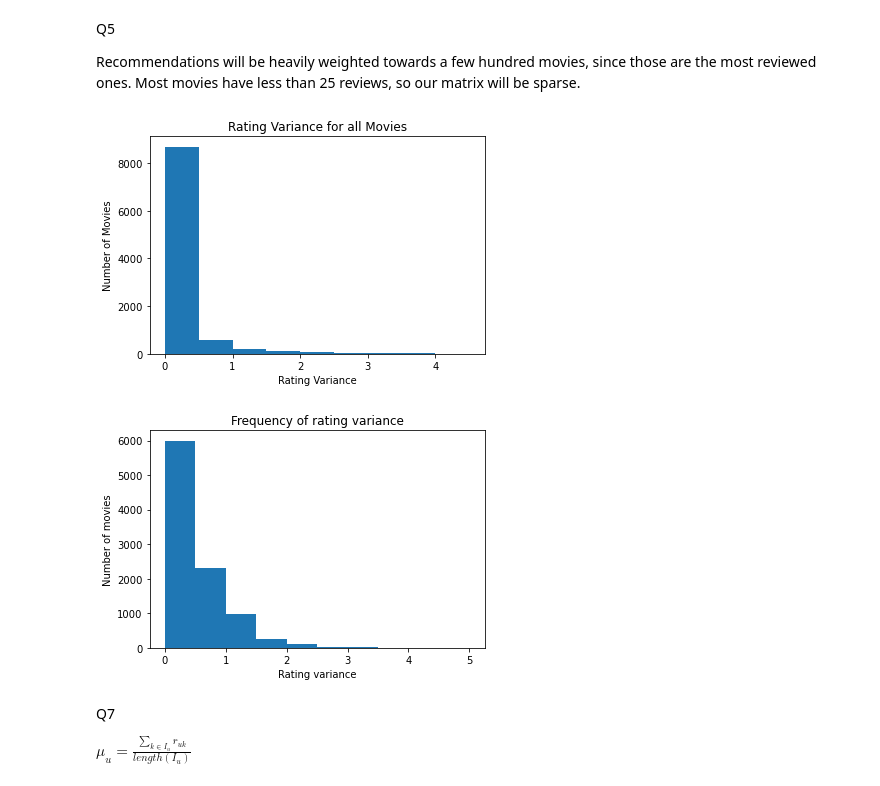
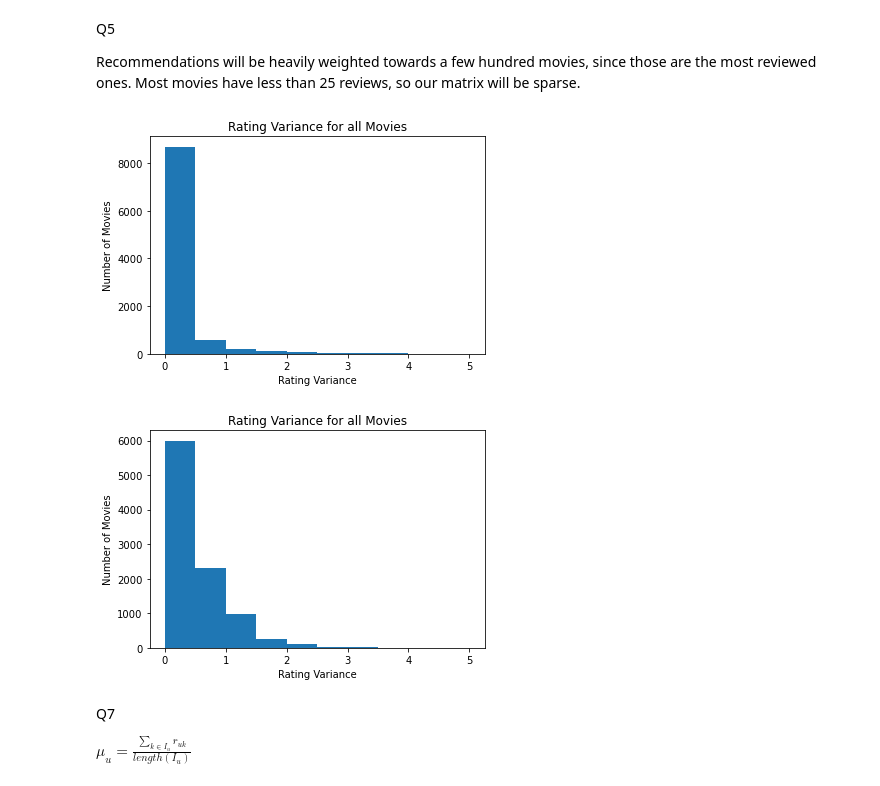
Before and after one commit to ztucker4/ECE219_Winter2021, a Jupyter notebook: Project_3/Project_3.ipynb, the cells around one changed output. Cells and saved outputs as stored; diff of their text form; code cells hidden in the pictures.

```diff
--- a/Project_3/Project_3.ipynb
+++ b/Project_3/Project_3.ipynb
@@ -78,5 +100,18 @@ plt.xlabel("Movie Index")
 plt.ylabel("Frequency")
 plt.title("Frequency of Ratings per Movies")
 plt.show()
+
+
+freqs = []
+for movie in movies_dict.keys():
+    freqs.append(len(movies_dict[movie]))
+
+freqs = np.sort(np.asarray(freqs))
+movie_ind = np.flip(np.arange(freqs.shape[0]))
+plt.plot(movie_ind,freqs)
+plt.xlabel("Movie Index")
+plt.ylabel("Frequency")
+plt.title("Frequency of Ratings per Movies")
+plt.show()
 # %% [output]
 [figure]
@@ -92,5 +128,17 @@ plt.xlabel("User Index")
 plt.ylabel("Frequency")
 plt.title("Frequency of Ratings per User")
 plt.show()
+
+freqs = []
+for movie in user_dict.keys():
+    freqs.append(len(user_dict[movie]))
+
+freqs = np.sort(np.asarray(freqs))
+movie_ind = np.flip(np.arange(freqs.shape[0]))
+plt.plot(movie_ind,freqs)
+plt.xlabel("User Index")
+plt.ylabel("Frequency")
+plt.title("Frequency of Ratings per User")
+plt.show()
 # %% [output]
 [figure]
@@ -101,19 +150,32 @@ Recommendations will be heavily weighted towards a few hundred movies, since tho
 # %%
 #Q6
 #Variances are strangely low
 
 #Variances are low for most movies (0-0.5). This suggests that most users seem to agree on which movies are good/bad
 variances = np.var(ratings_mat, axis=0)
 
-hist_bins = np.arange(0, 5, 0.5)
+hist_bins = np.arange(0, 5.5, 0.5)
 plt.hist(variances, bins=hist_bins)
 plt.xlabel("Rating Variance")
 plt.title("Rating Variance for all Movies")
 plt.ylabel("Number of Movies")
 plt.show()
+
+variances = []
+for movie in movies_dict.keys():
+    temp_vars = []
+    for item in movies_dict[movie]:
+        temp_vars.append(item[1])
+    variances.append(np.var(np.asarray(temp_vars)))
+
+plt.hist(variances, bins=hist_bins)
+plt.xlabel("Rating Variance")
+plt.title("Rating Variance for all Movies")
+plt.ylabel("Number of Movies")
+plt.show()
 # %% [output]
-[figure, old version]
+[figure, new version]
-[figure, old version]
+[figure, new version]
 # %% [markdown]
 Q7
 
```
Also changed, not shown: parts of 12 cells of this notebook.
